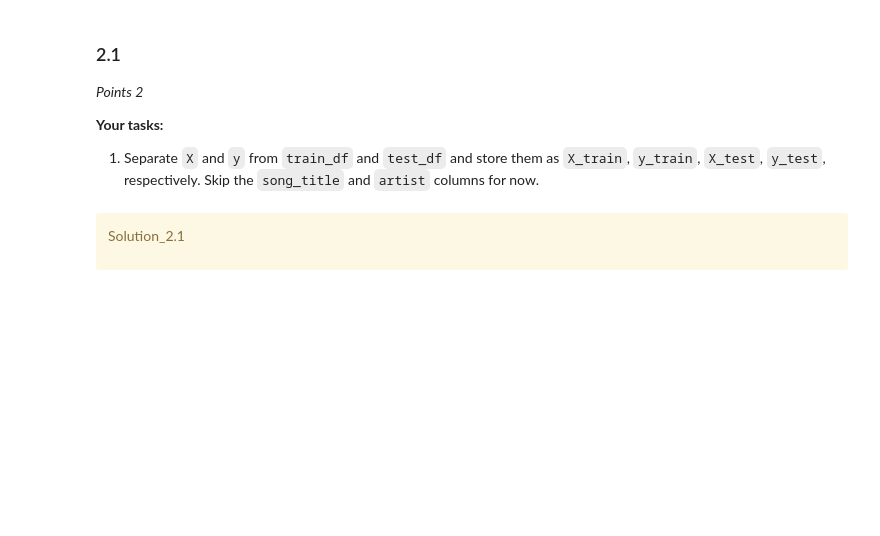
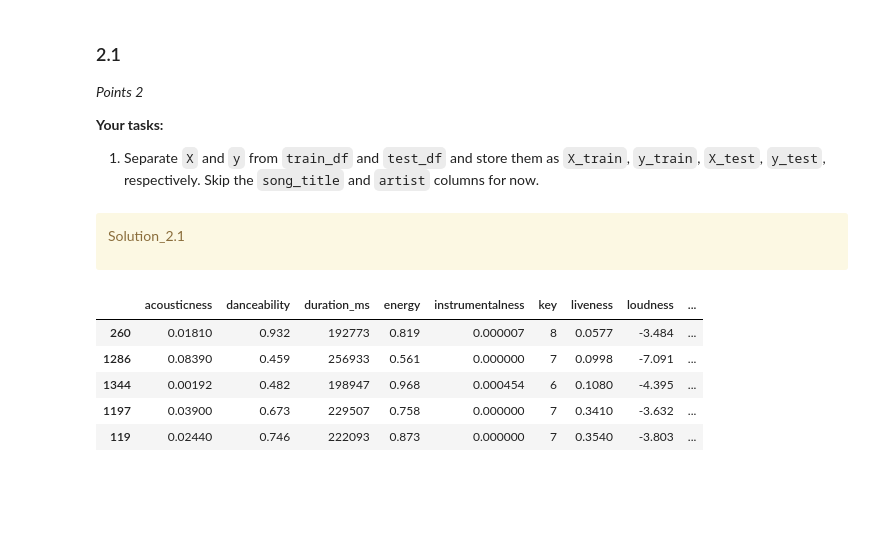
Before and after one commit to UBC-CS/cpsc330-2023W2, a Jupyter notebook: hw/hw2/hw2.ipynb, the cells around one changed output. Cells and saved outputs as stored; diff of their text form; code cells hidden in the pictures; blank space fills up the shorter version.

```diff
--- a/hw/hw2/hw2.ipynb
+++ b/hw/hw2/hw2.ipynb
@@ -234,3 +264,20 @@ Solution_2.1
+# %%
+from sklearn.model_selection import train_test_split
+#train_df, test_df = train_test_split(spotify_df, test_size=0.2, random_state=321)
+
+train_df, test_df = train_test_split(
+    spotify_df, test_size=0.2, random_state=321
+)  # 80%-20% train test split on df
+X_train, y_train = train_df.drop(columns=["target","song_title","artist"],axis=1), train_df["target"]
+X_test, y_test =test_df.drop(columns=["target","song_title","artist"],axis=1), test_df["target"]
+train_df.head()
+# %% [output]
+|  | acousticness | danceability | duration_ms | energy | instrumentalness | key | liveness | loudness | ... |
+| 260 | 0.01810 | 0.932 | 192773 | 0.819 | 0.000007 | 8 | 0.0577 | -3.484 | ... |
+| 1286 | 0.08390 | 0.459 | 256933 | 0.561 | 0.000000 | 7 | 0.0998 | -7.091 | ... |
+| 1344 | 0.00192 | 0.482 | 198947 | 0.968 | 0.000454 | 6 | 0.1080 | -4.395 | ... |
+| 1197 | 0.03900 | 0.673 | 229507 | 0.758 | 0.000000 | 7 | 0.3410 | -3.632 | ... |
+| 119 | 0.02440 | 0.746 | 222093 | 0.873 | 0.000000 | 7 | 0.3540 | -3.803 | ... |
 # %% [markdown]
 <br><br>
 # %% [markdown]
```
Also changed, not shown: parts of 34 cells of this notebook.
